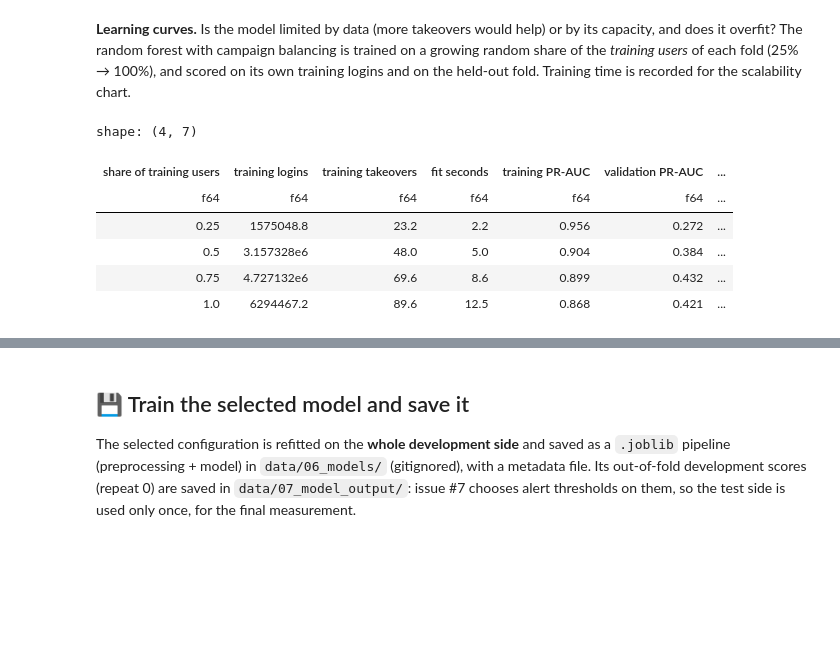
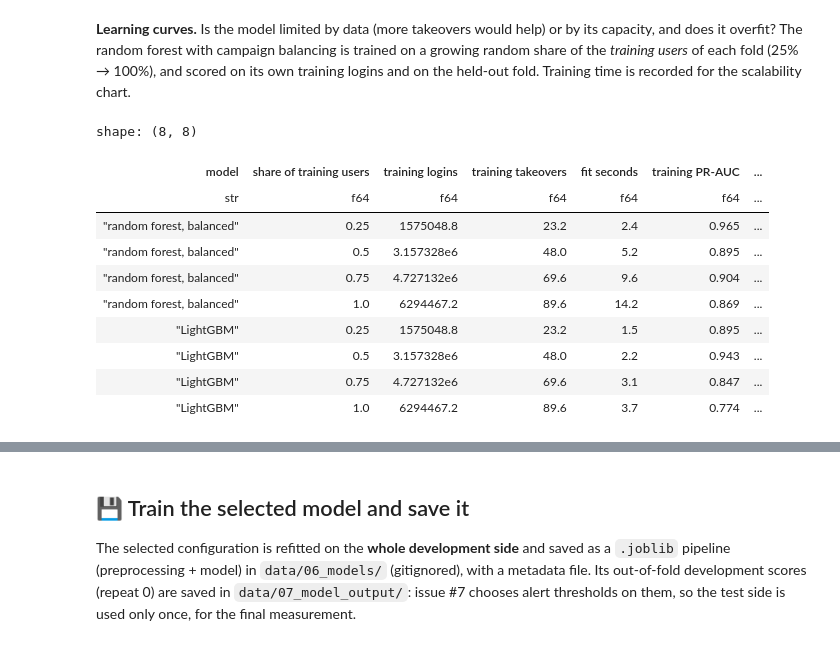
Before and after one commit to modsiw-mona/anomaly_detection_ato, a Jupyter notebook: notebooks/5-models/06-sap-model_selection-2026_11_03.ipynb, the cells around one changed output, grey strips where cells are left out. Cells and saved outputs as stored; diff of their text form; code cells hidden in the pictures; blank space fills up the shorter version.

```diff
--- a/notebooks/5-models/06-sap-model_selection-2026_11_03.ipynb
+++ b/notebooks/5-models/06-sap-model_selection-2026_11_03.ipynb
@@ -36,6 +36,7 @@ REPO_ROOT = next(p for p in (Path.cwd(), *Path.cwd().parents) if (p / "pyproject
 if str(REPO_ROOT / "src") not in sys.path:
     sys.path.insert(0, str(REPO_ROOT / "src"))
 # %%
+import hashlib
 import json
 import time
 import warnings
@@ -51,6 +52,7 @@ from data.datasets import load_dataset_config
 from data.features import DEFAULT_GROUPS, feature_columns
 from data.split import load_side
 from model import selection
+from model.baselines import NEGATIVE_SHARE
 from model.evaluation import assign_folds, bootstrap_pr_auc, evaluate
 from model.selection import (
     candidate,
@@ -65,7 +67,8 @@ from model.selection import (
 warnings.filterwarnings("ignore", message="X does not have valid feature names")
 pl.Config.set_tbl_rows(40)
 pl.Config.set_fmt_str_lengths(50)
-pl.Config.set_tbl_width_chars(200)
+pl.Config.set_tbl_width_chars(250)
+pl.Config.set_tbl_cols(-1)  # every column the text cites is visible
 
 SURFACE, INK, INK_2, MUTED, GRID, AXIS = (
     "#fcfcfb",
@@ -233,6 +243,7 @@ def run(  # noqa: PLR0913 — one experiment, many knobs
             "step": step, "experiment": label, "repeat": repeat, "columns": len(columns),
             "pr_auc": float(np.mean([m["pr_auc"] for m in per_fold])),
             "pr_auc_std": float(np.std([m["pr_auc"] for m in per_fold], ddof=1)),
+            "pr_auc_per_fold": [m["pr_auc"] for m in per_fold],
             "pooled_low": low, "pooled_high": high,
             "recall_0_1pct": float(np.mean([m["recall_at_0_1pct"] for m in per_fold])),
             "recall_1pct": float(np.mean([m["recall_at_1pct"] for m in per_fold])),
@@ -428,6 +439,7 @@ leave_out = []
 for name, fitter, columns in [
     ("logistic regression", candidate("logistic regression"), BASE),
     ("random forest + campaign + travel", candidate("random forest"), NEW),
+    ("LightGBM + campaign + travel", candidate("LightGBM"), NEW),
 ]:
     seen = run(f"{name} · nothing hidden", fitter, columns, step="leave-out")
     for hidden_name, hidden in groups.items():
@@ -666,38 +690,49 @@ for the scalability chart.
 # %%
 user_draw = folds.select("user_id").with_columns(
     pl.Series("u", np.random.default_rng(20261103).random(folds.height))
 )
 u = dev.select("user_id").join(user_draw, on="user_id", how="left")["u"].to_numpy()
-fit_rf = candidate("random forest", balance_campaign=True)
+CURVE_MODELS = {
+    "random forest, balanced": candidate("random forest", balance_campaign=True),
+    "LightGBM": candidate("LightGBM"),
+}
 curve = []
-for share in (0.25, 0.5, 0.75, 1.0):
-    for k in range(N_FOLDS):
-        train_mask = (fold[0] != k) & (u < share)
-        train = dev.filter(pl.Series(train_mask))
-        start = time.perf_counter()
-        scorer = fit_rf(train, NEW)
-        seconds = time.perf_counter() - start
-        held_out = fold[0] == k
-        curve.append({
-            "share of training users": share, "fold": k, "training logins": int(train_mask.sum()),
-            "training takeovers": int(y[train_mask].sum()), "fit seconds": seconds,
-            "training PR-AUC": evaluate(y[train_mask], scorer(train))["pr_auc"],
-            "validation PR-AUC": evaluate(y[held_out], scorer(dev.filter(pl.Series(held_out))))["pr_auc"],
-        })  # fmt: skip
+for model_label, fitter in CURVE_MODELS.items():
+    for share in (0.25, 0.5, 0.75, 1.0):
+        for k in range(N_FOLDS):
+            train_mask = (fold[0] != k) & (u < share)
+            train = dev.filter(pl.Series(train_mask))
+            start = time.perf_counter()
+            scorer = fitter(train, NEW)
+            seconds = time.perf_counter() - start
+            held_out = fold[0] == k
+            # "training PR-AUC" scores the whole training fold; only 5% of its legitimate logins
+            # (and every takeover) were in the sample the model was fitted on
+            curve.append({
+                "model": model_label, "share of training users": share, "fold": k,
+                "training logins": int(train_mask.sum()), "training takeovers": int(y[train_mask].sum()),
+                "fit seconds": seconds,
+                "training PR-AUC": evaluate(y[train_mask], scorer(train))["pr_auc"],
+                "validation PR-AUC": evaluate(y[held_out], scorer(dev.filter(pl.Series(held_out))))["pr_auc"],
+            })  # fmt: skip
 curve = pl.DataFrame(curve)
-curve_summary = curve.group_by("share of training users", maintain_order=True).agg(
+curve_summary = curve.group_by("model", "share of training users", maintain_order=True).agg(
     pl.col("training logins", "training takeovers", "fit seconds").mean().round(1),
     pl.col("training PR-AUC").mean().round(3).alias("training PR-AUC"),
     pl.col("validation PR-AUC").mean().round(3).alias("validation PR-AUC"),
     pl.col("validation PR-AUC").std().round(3).alias("validation std"),
 )
 curve_summary
 # %% [output]
-shape: (4, 7)
+shape: (8, 8)
-| share of training users | training logins | training takeovers | fit seconds | training PR-AUC | validation PR-AUC | ... |
-| f64 | f64 | f64 | f64 | f64 | f64 | ... |
-| 0.25 | 1575048.8 | 23.2 | 2.2 | 0.956 | 0.272 | ... |
-| 0.5 | 3.157328e6 | 48.0 | 5.0 | 0.904 | 0.384 | ... |
-| 0.75 | 4.727132e6 | 69.6 | 8.6 | 0.899 | 0.432 | ... |
-| 1.0 | 6294467.2 | 89.6 | 12.5 | 0.868 | 0.421 | ... |
+| model | share of training users | training logins | training takeovers | fit seconds | training PR-AUC | ... |
+| str | f64 | f64 | f64 | f64 | f64 | ... |
+| "random forest, balanced" | 0.25 | 1575048.8 | 23.2 | 2.4 | 0.965 | ... |
+| "random forest, balanced" | 0.5 | 3.157328e6 | 48.0 | 5.2 | 0.895 | ... |
+| "random forest, balanced" | 0.75 | 4.727132e6 | 69.6 | 9.6 | 0.904 | ... |
+| "random forest, balanced" | 1.0 | 6294467.2 | 89.6 | 14.2 | 0.869 | ... |
+| "LightGBM" | 0.25 | 1575048.8 | 23.2 | 1.5 | 0.895 | ... |
+| "LightGBM" | 0.5 | 3.157328e6 | 48.0 | 2.2 | 0.943 | ... |
+| "LightGBM" | 0.75 | 4.727132e6 | 69.6 | 3.1 | 0.847 | ... |
+| "LightGBM" | 1.0 | 6294467.2 | 89.6 | 3.7 | 0.774 | ... |
 # %%
```
Also changed, not shown: parts of 24 cells of this notebook, 1 other file.
